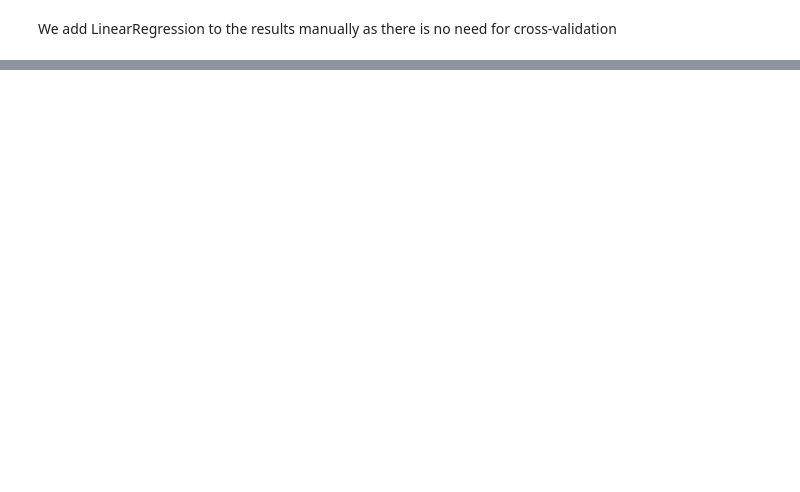
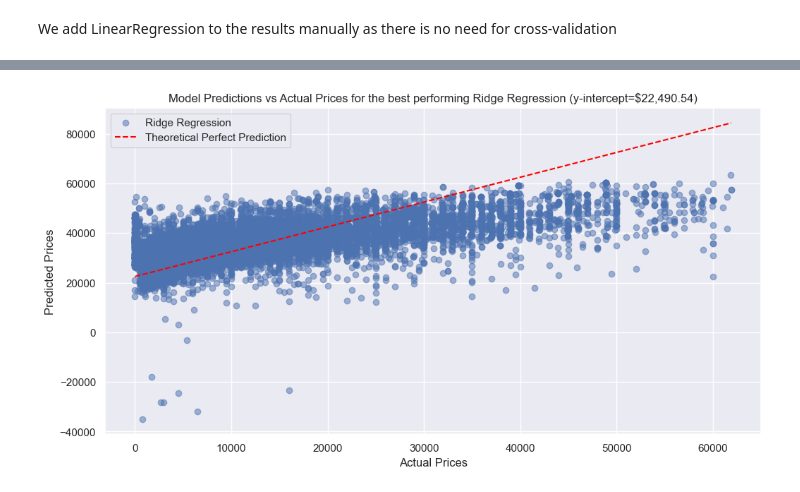
Before and after one commit to fazeelgm/UCB_ML_AI_PracticalApp_II, a Jupyter notebook: DataModels.ipynb, the cells around one changed output, grey strips where cells are left out. Drawn from its saved outputs; the diff is of its cells as text; code cells hidden in the pictures; blank space fills up the shorter version.

```diff
--- a/DataModels.ipynb
+++ b/DataModels.ipynb
@@ -367,0 +387,22 @@ results_tuned_df_styled
+# %%
+# Plot predictions
+bestest = best_models['Ridge']
+y_preds = bestest.predict(X_test_scaled)
+y_intercept = bestest.intercept_
+
+# Adjust for the y-intercept
+y_preds = np.add(y_preds, y_intercept)
+perfect_pt_1 = [min(y_test), max(y_test)]
+perfect_pt_2 = [min(y_test), max(y_test)] + y_intercept
+
+plt.figure(figsize=(12, 6))
+plt.scatter(x=y_test, y=y_preds, label='Ridge Regression', alpha=0.5)
+plt.plot(perfect_pt_1, perfect_pt_2, color='red', linestyle='--', label='Theoretical Perfect Prediction')
+plt.xlabel('Actual Prices')
+plt.ylabel('Predicted Prices')
+plt.title(f'Model Predictions vs Actual Prices for the best performing Ridge Regression (y-intercept=${y_intercept:,.2f})')
+plt.legend()
+plt.savefig('images/scatter-optimized-preds-v-test.png')
+plt.show()
+# %% [output]
+[figure, added]
```
Also changed, not shown: parts of 8 cells of this notebook, 1 other file.
